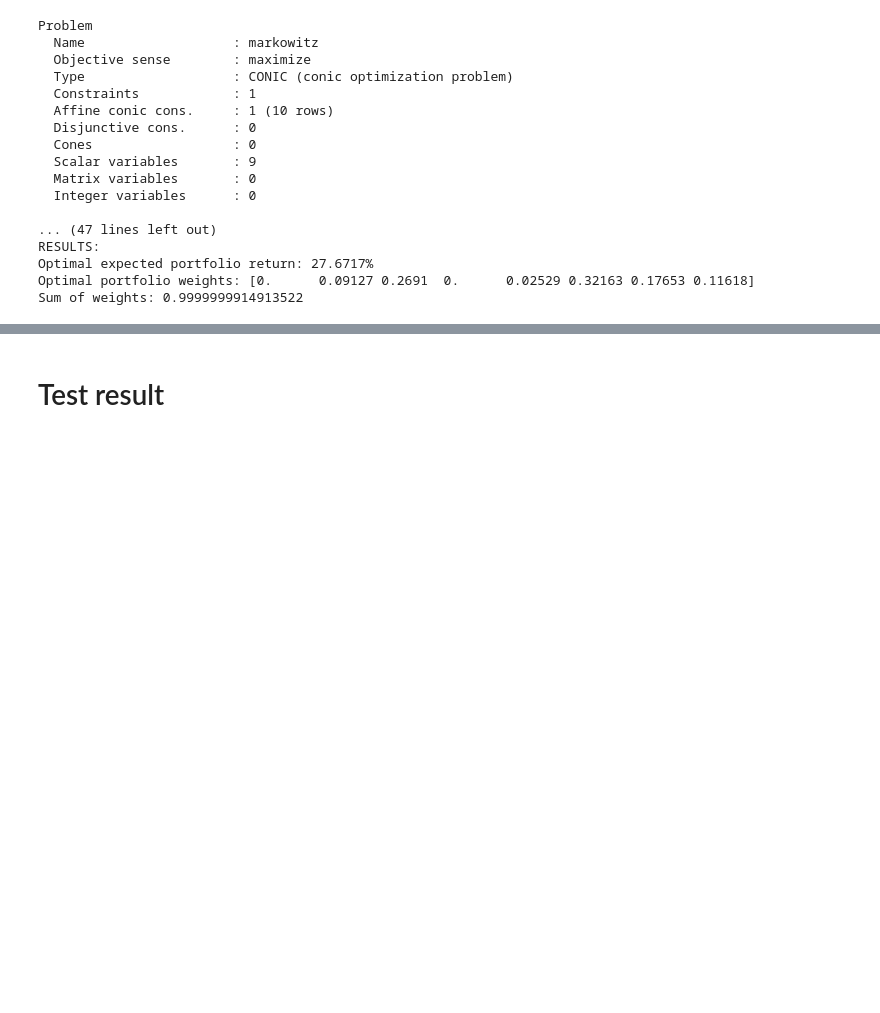
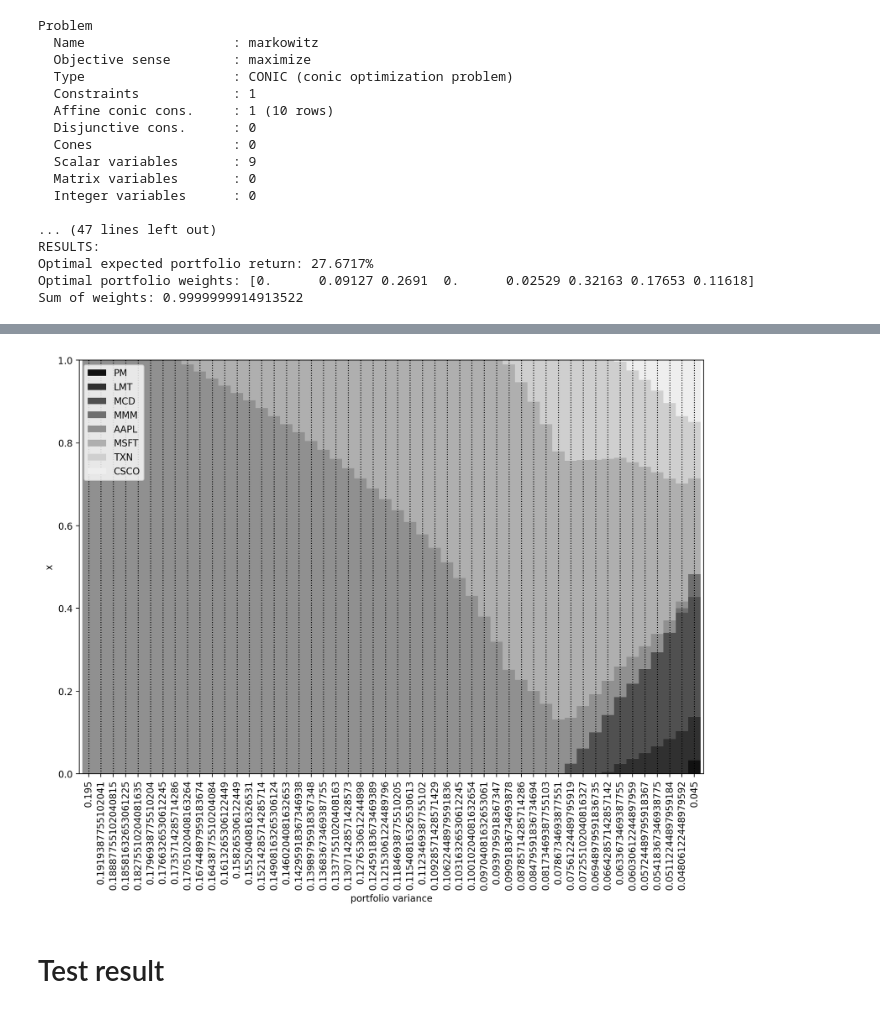
Before and after one commit to upadhyayvivek/MosekPortOpt, a Jupyter notebook: python/notebooks-colab/ch2_mean-variance_optimization.ipynb, the cells around one changed output, grey strips where cells are left out. Saved outputs shown, nothing was run; the diff lists cells and outputs as text; code cells hidden in the pictures; blank space fills up the shorter version.

```diff
--- a/python/notebooks-colab/ch2_mean-variance_optimization.ipynb
+++ b/python/notebooks-colab/ch2_mean-variance_optimization.ipynb
@@ -243,3 +294,12 @@ Sum of weights: 0.9999999914913522
+# %%
+my_cmap = LinearSegmentedColormap.from_list("non-extreme gray", ["#111111", "#eeeeee"], N=256, gamma=1.0)
+ax = plt.gca()
+ax.set_xticks(df_result.iloc[::-1]['gamma2'])
+df_result.iloc[::-1].set_index('gamma2').iloc[:, 4:].plot.bar(ax=ax, colormap=my_cmap, xlabel='portfolio variance', ylabel="x", stacked=True, width=1.0)
+ax.set_ylim([0, 1])
+ax.grid(which='both', axis='x', linestyle=':', color='k', linewidth=1)
+# %% [output]
+[figure, added]
 # %% [markdown]
 # Test result
 # %%
```
Also changed, not shown: parts of 10 cells of this notebook.
